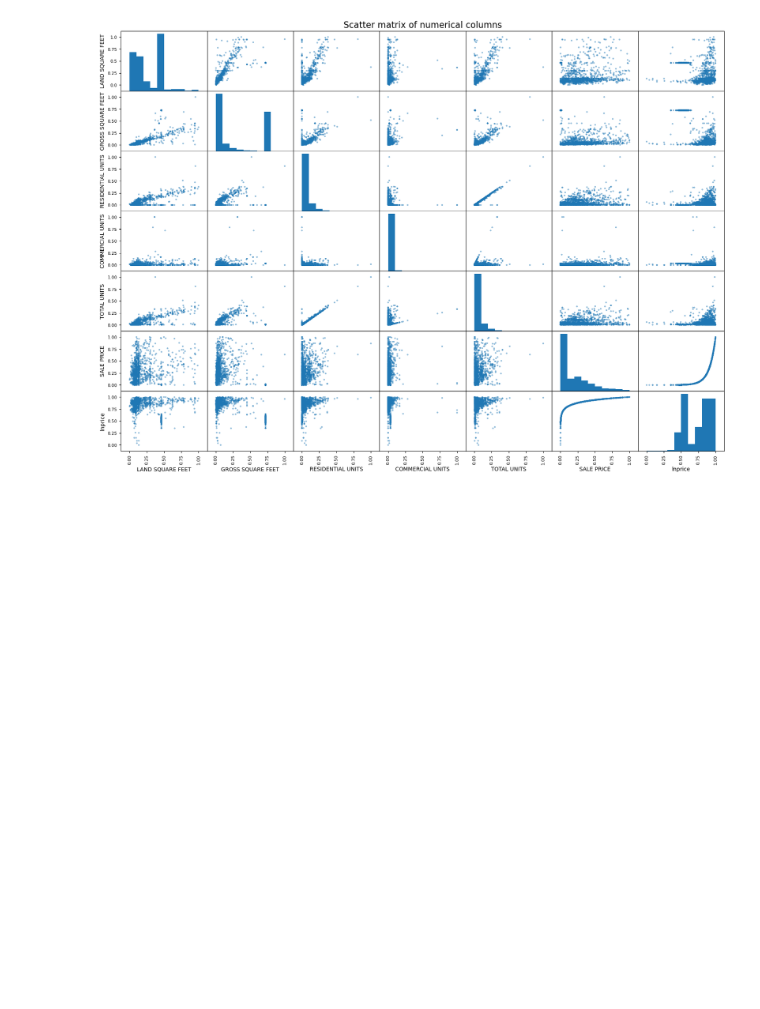
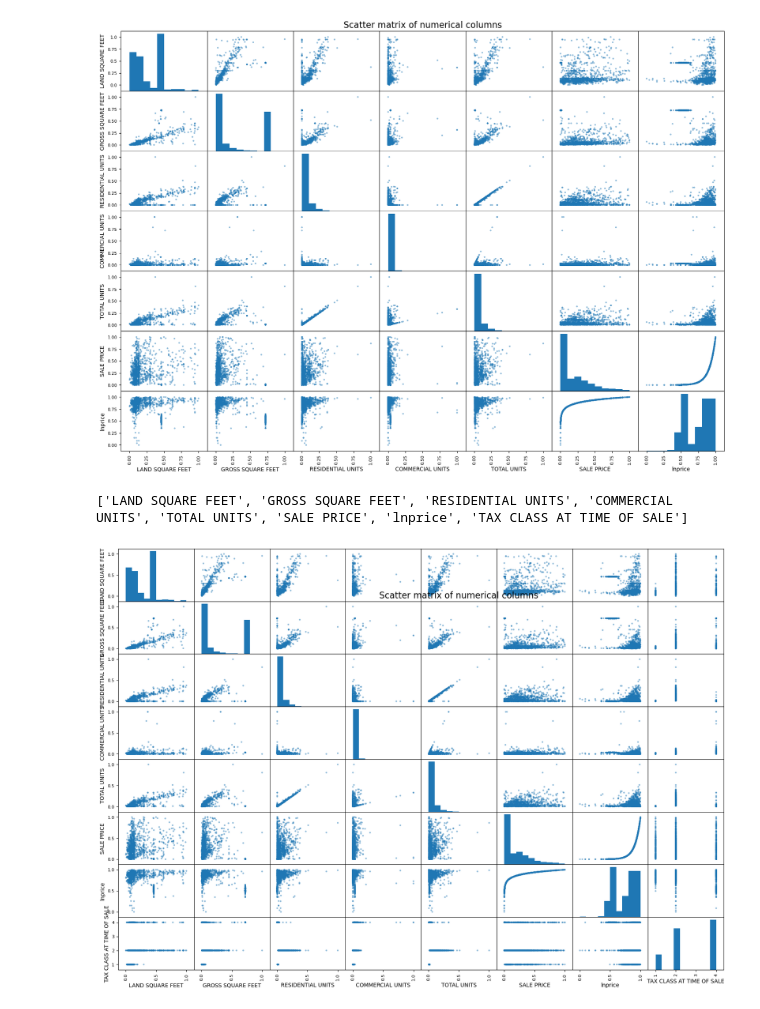
Before and after one commit to iNafey/house-price-predictor, a Jupyter notebook: main.ipynb, the cells around one changed output. Saved outputs shown, nothing was run; the diff lists cells and outputs as text; code cells hidden in the pictures; blank space fills up the shorter version.

```diff
--- a/main.ipynb
+++ b/main.ipynb
@@ -932,3 +971,11 @@ corr
 scatter_m(normalised_df,numericals)
 # %% [output]
 [figure]
+# %%
+print(numericals)
+
+#myCols  = numericals.append('TAX CLASS AT TIME OF SALE')
+scatter_m(normalised_df,numericals)
+# %% [output]
+['LAND SQUARE FEET', 'GROSS SQUARE FEET', 'RESIDENTIAL UNITS', 'COMMERCIAL UNITS', 'TOTAL UNITS', 'SALE PRICE', 'lnprice', 'TAX CLASS AT TIME OF SALE']
+[figure, added]
```
Also changed, not shown: parts of 69 cells of this notebook.
